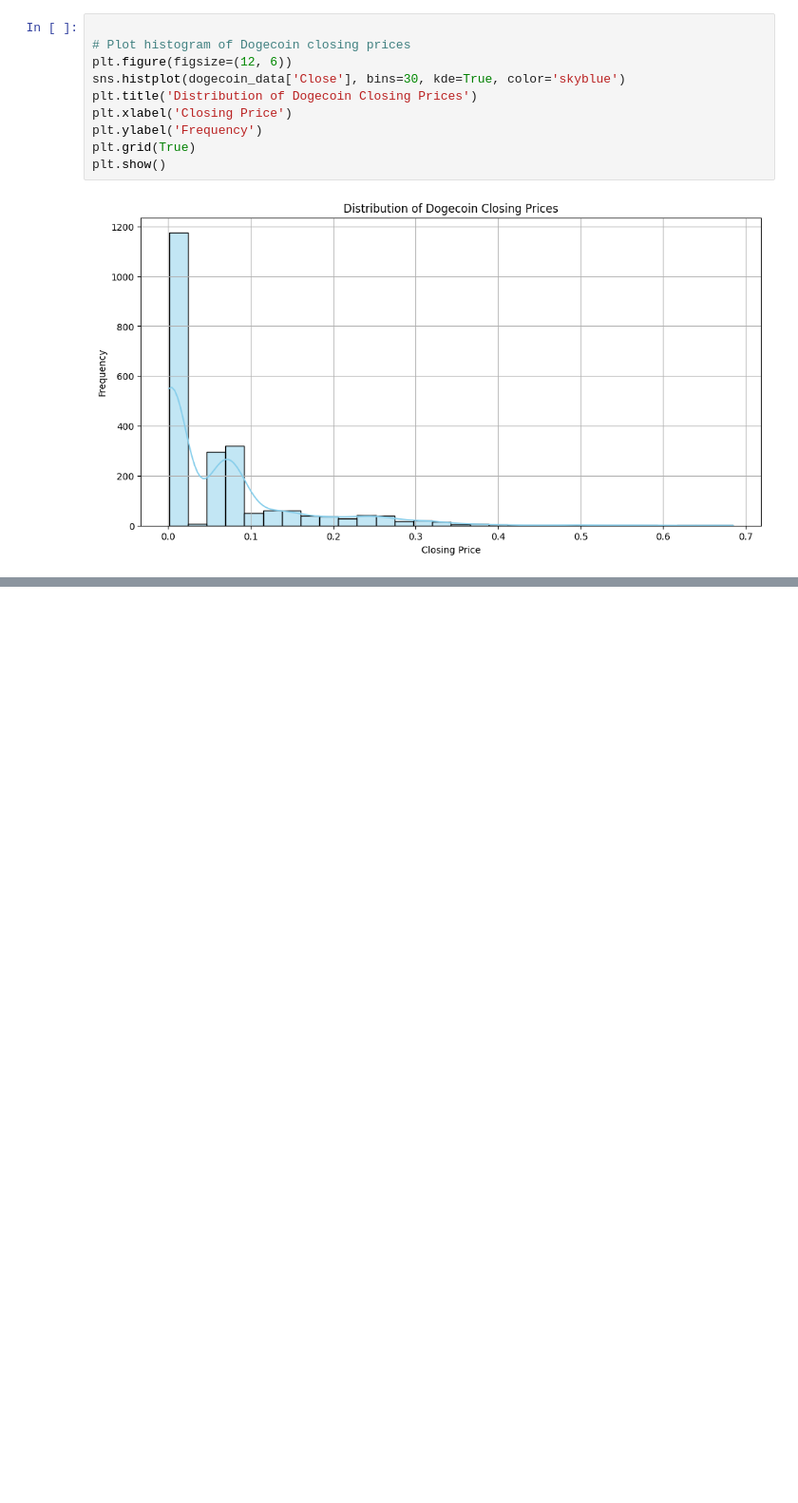
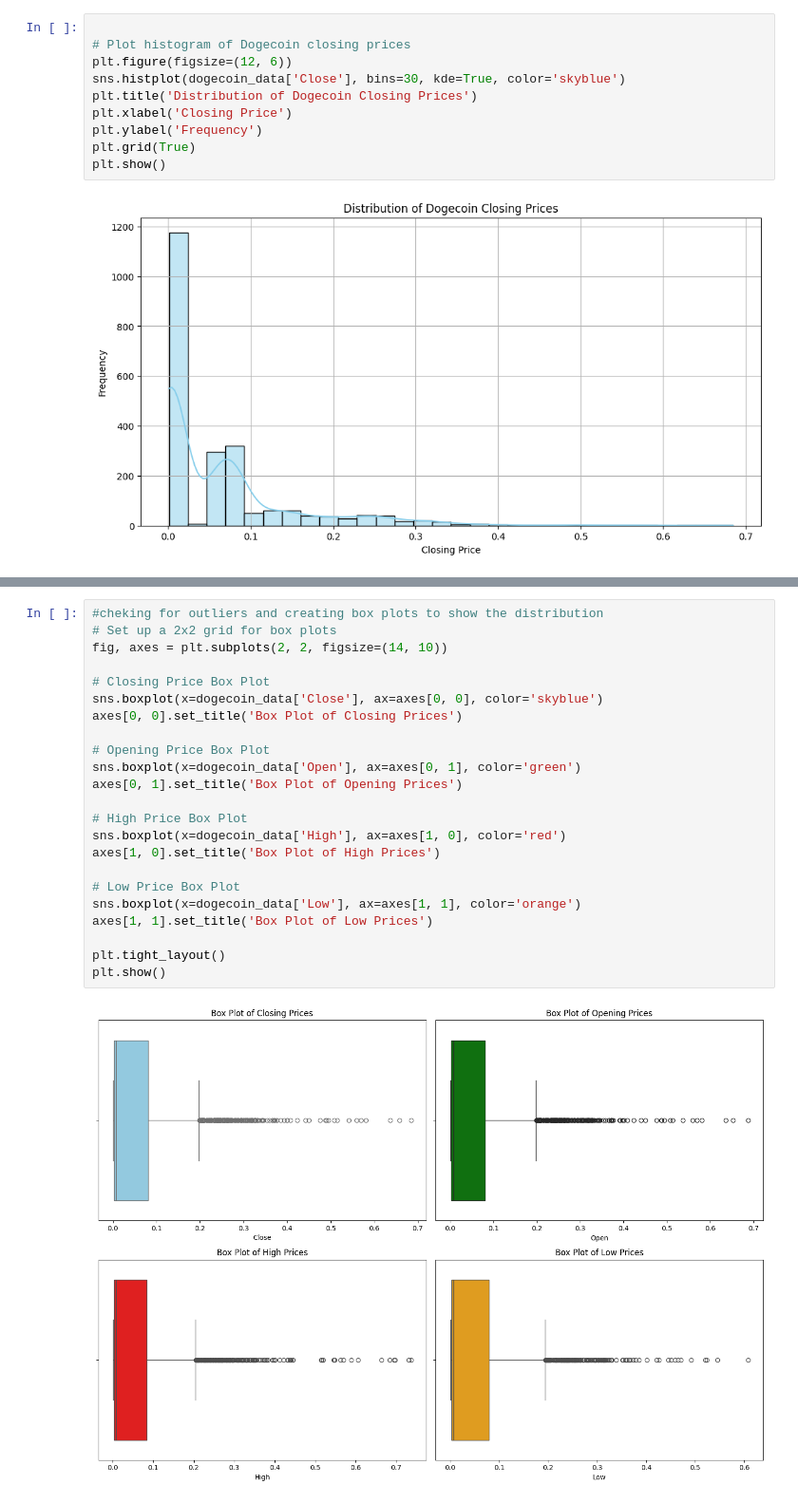
Before and after one commit to paulmachau/Dogecion-Historical-Prices, a Jupyter notebook: Dogecoin_price_prediction_LSTM.ipynb, the cells around one changed output, grey strips where cells are left out. Shown at 95% size. Saved outputs shown, nothing was run; the diff lists cells and outputs as text; blank space fills up the shorter version.

```diff
--- a/Dogecoin_price_prediction_LSTM.ipynb
+++ b/Dogecoin_price_prediction_LSTM.ipynb
@@ -210,0 +224,25 @@ plt.show()
+# %%
+#cheking for outliers and creating box plots to show the distribution
+# Set up a 2x2 grid for box plots
+fig, axes = plt.subplots(2, 2, figsize=(14, 10))
+
+# Closing Price Box Plot
+sns.boxplot(x=dogecoin_data['Close'], ax=axes[0, 0], color='skyblue')
+axes[0, 0].set_title('Box Plot of Closing Prices')
+
+# Opening Price Box Plot
+sns.boxplot(x=dogecoin_data['Open'], ax=axes[0, 1], color='green')
+axes[0, 1].set_title('Box Plot of Opening Prices')
+
+# High Price Box Plot
+sns.boxplot(x=dogecoin_data['High'], ax=axes[1, 0], color='red')
+axes[1, 0].set_title('Box Plot of High Prices')
+
+# Low Price Box Plot
+sns.boxplot(x=dogecoin_data['Low'], ax=axes[1, 1], color='orange')
+axes[1, 1].set_title('Box Plot of Low Prices')
+
+plt.tight_layout()
+plt.show()
+# %% [output]
+[figure, added]
```
Also changed, not shown: parts of 2 cells of this notebook.
